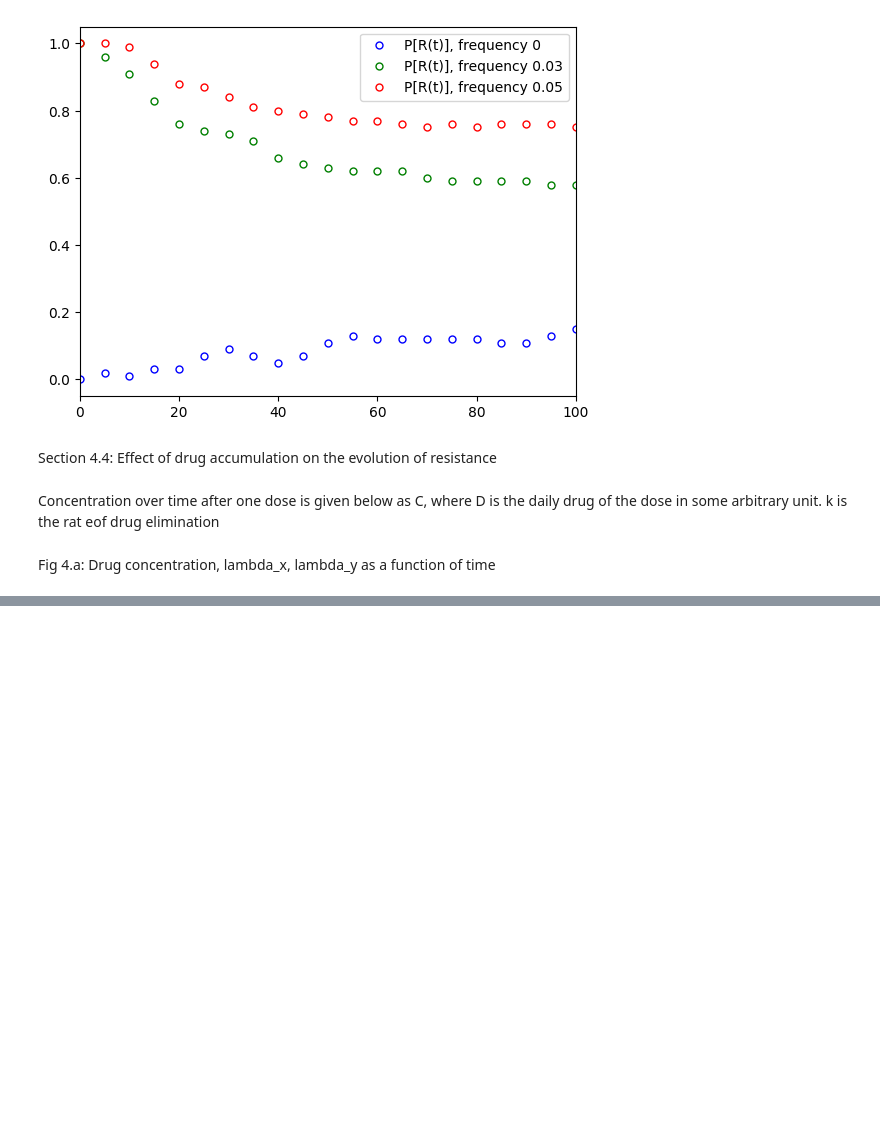
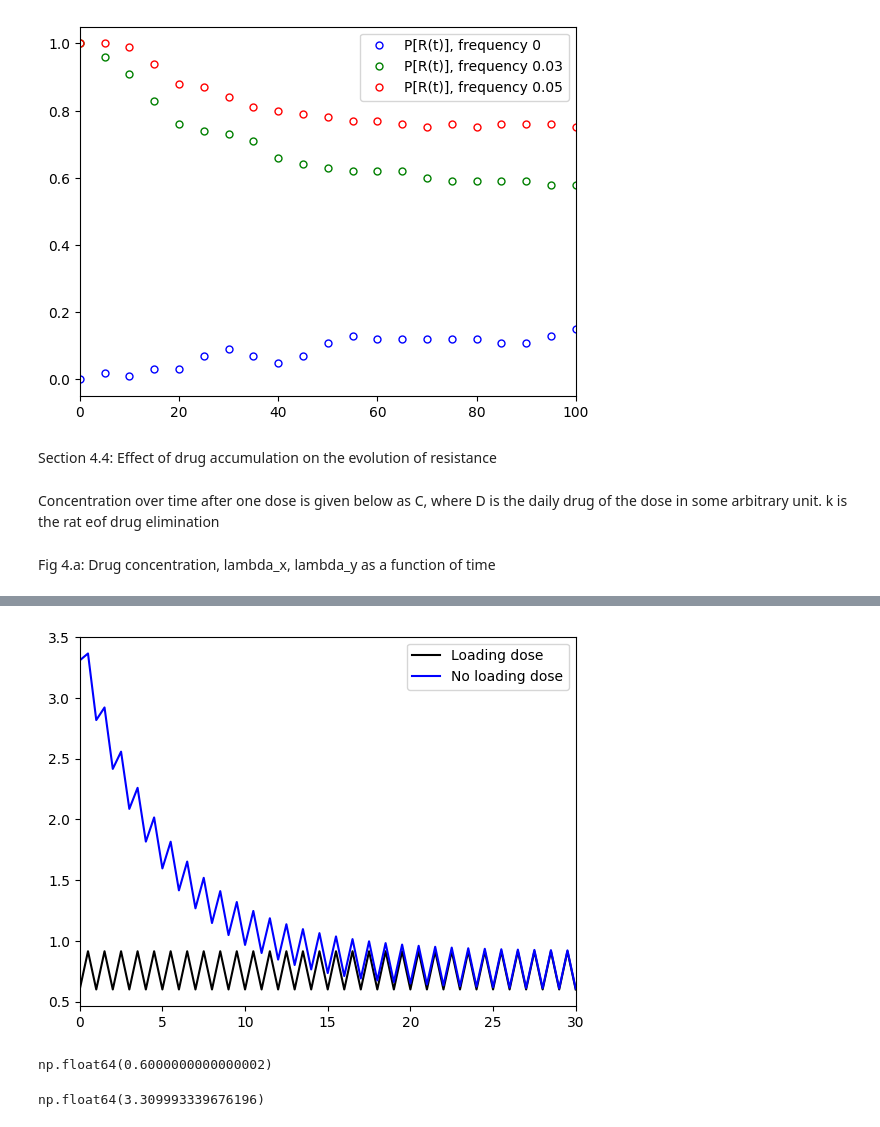
Before and after one commit to colmmcc2000/RSCAM_Group_11, a Jupyter notebook: code_RSCAM.ipynb, the cells around one changed output, grey strips where cells are left out. Saved outputs shown, nothing was run; the diff lists cells and outputs as text; code cells hidden in the pictures; blank space fills up the shorter version.

```diff
--- a/code_RSCAM.ipynb
+++ b/code_RSCAM.ipynb
@@ -508,0 +556,45 @@ def concentration(D, k, t):
+# %%
+A = 0.05
+theta = 0.1
+B1 = 0.1
+
+def lamb_x(t, D, k, tau, loading_dose = False):
+    lx = 0.1
+    c_max = get_concentration(0, D, k, tau, True) + get_concentration(0, D, k, tau, False)
+    #lx = A * np.sin(theta * t) + B1
+    rate = lx * (c_max - get_concentration(t, D, k, tau, loading_dose))
+    return rate
+# %%
+T = 30
+time = np.linspace(0, T, (T*2)+1)
+store_LD = np.zeros(len(time))
+store_NLD = np.zeros(len(time))
+
+D = 0.6
+k = 0.2
+tau = 1
+
+M0 = 1e6
+u = 1e-8
+
+for i, g in enumerate(time):
+    store_LD[i] = lamb_x(g, D, k, tau, True) * M0 * (u)
+    store_NLD[i] = lamb_x(g, D, k, tau, False) * M0 * (u)
+plt.plot(time, store_LD * 1e3, c = 'black', label  ='Loading dose')
+plt.plot(time, store_NLD * 1e3, c = 'blue', label = 'No loading dose')
+plt.legend()
+plt.xlim(0, T)
+plt.ylim(None, None)
+plt.show()
+# %% [output]
+[figure, added]
+# %%
+x, y = lamb_x(0, D, k, tau, True)
+
+x * M0 * u * 1e3
+# %% [output]
+np.float64(0.6000000000000002)
+# %%
+get_concentration(0, 0.6, 0.2, 1, True)
+# %% [output]
+np.float64(3.309993339676196)
```
Also changed, not shown: parts of 3 cells of this notebook, 1 other file.
